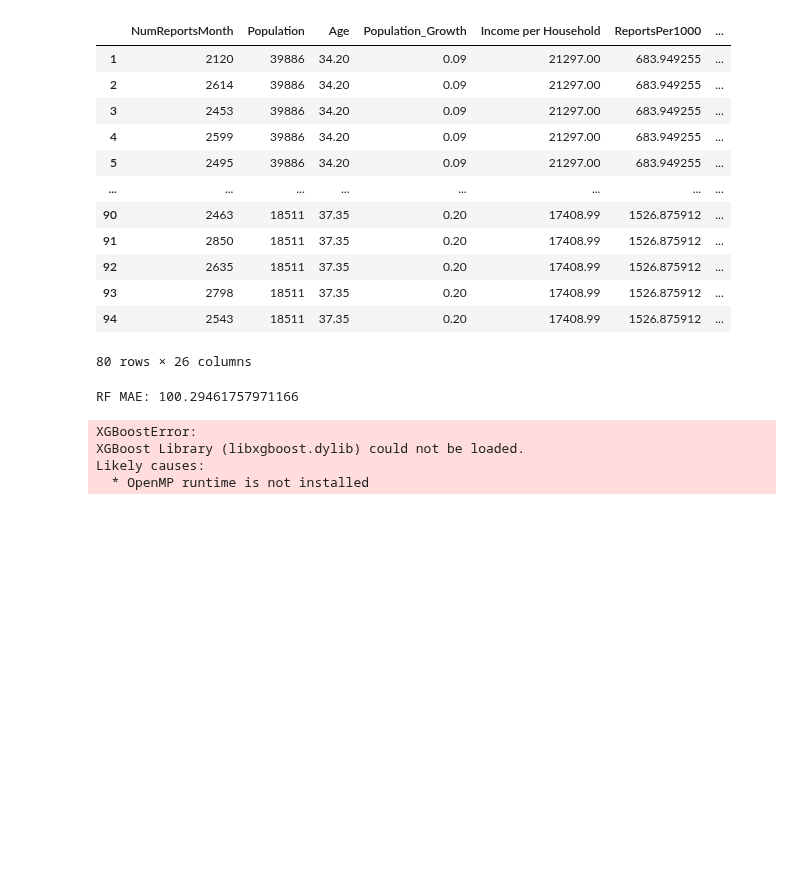
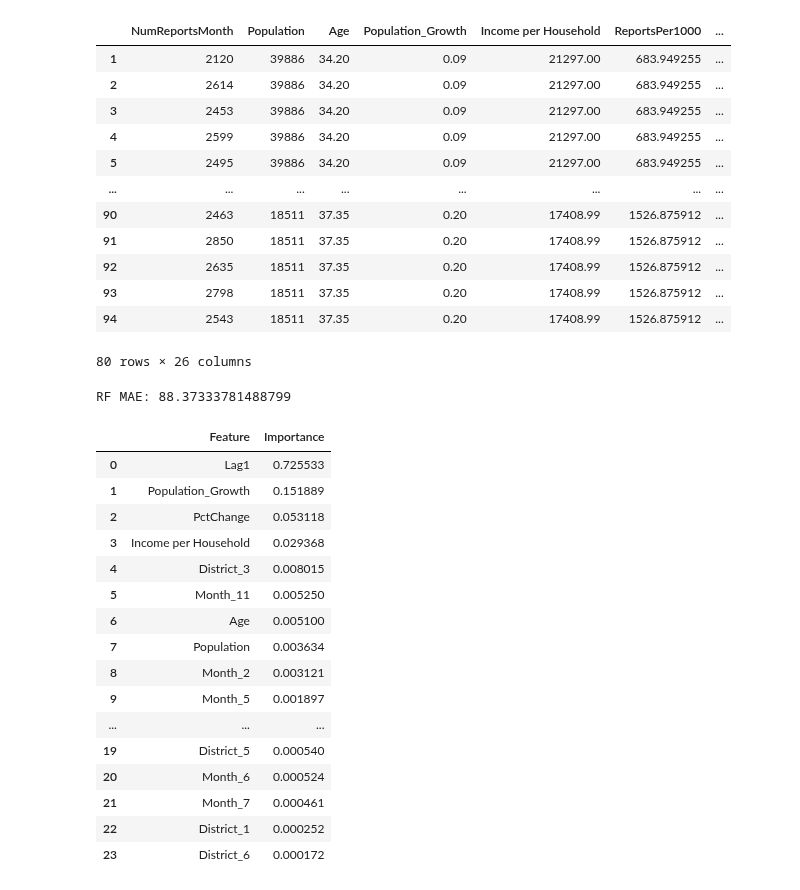
Before and after one commit to yarbschris/ds-final, a Jupyter notebook: finalProject.ipynb, the cells around one changed output. Drawn from its saved outputs; the diff is of its cells as text; code cells hidden in the pictures; blank space fills up the shorter version.

```diff
--- a/finalProject.ipynb
+++ b/finalProject.ipynb
@@ -852,7 +852,7 @@ from sklearn.model_selection import train_test_split
 xTrain, xTest, yTrain, yTest = train_test_split(X, y, train_size=.8)
 # %%
 from sklearn.ensemble import RandomForestRegressor
-from sklearn.metrics import mean_absolute_error, root_mean_squared_error
+from sklearn.metrics import mean_absolute_error
 
 rf = RandomForestRegressor(
     n_estimators=300,
@@ -861,29 +861,38 @@ rf = RandomForestRegressor(
 )
 
 rf.fit(xTrain, yTrain)
-rf_pred = rf.predict(xTest)
+rfPred = rf.predict(xTest)
 
-print("RF MAE:", mean_absolute_error(yTest, rf_pred))
+print("RF MAE:", mean_absolute_error(yTest, rfPred))
 # %% [output]
-RF MAE: 100.29461757971166
+RF MAE: 88.37333781488799
-# %%
-from xgboost import XGBRegressor
-import matplotlib.pyplot as plt
-
-xgb = XGBRegressor(
-    n_estimators=500,
-    learning_rate=0.05,
-    max_depth=4,
-    subsample=0.9,
-    colsample_bytree=0.9,
-)
-
-xgb.fit(xTrain, yTrain)
-
-xgb.plot_importance(xgb, importance_type='gain')
-plt.show()
-# %% [output]
-XGBoostError:
-XGBoost Library (libxgboost.dylib) could not be loaded.
-Likely causes:
-  * OpenMP runtime is not installed
+# %%
+import numpy as np
+importances = rf.feature_importances_
+
+indices = np.argsort(importances)[::-1]
+
+feature_names = xTrain.columns
+
+pd.DataFrame({
+    "Feature": feature_names[indices],
+    "Importance": importances[indices]
+})
+# %% [output]
+|  | Feature | Importance |
+| 0 | Lag1 | 0.725533 |
+| 1 | Population_Growth | 0.151889 |
+| 2 | PctChange | 0.053118 |
+| 3 | Income per Household | 0.029368 |
+| 4 | District_3 | 0.008015 |
+| 5 | Month_11 | 0.005250 |
+| 6 | Age | 0.005100 |
+| 7 | Population | 0.003634 |
+| 8 | Month_2 | 0.003121 |
+| 9 | Month_5 | 0.001897 |
+| ... | ... | ... |
+| 19 | District_5 | 0.000540 |
+| 20 | Month_6 | 0.000524 |
+| 21 | Month_7 | 0.000461 |
+| 22 | District_1 | 0.000252 |
+| 23 | District_6 | 0.000172 |
```
Also changed, not shown: parts of 3 cells of this notebook, 1 other file.
